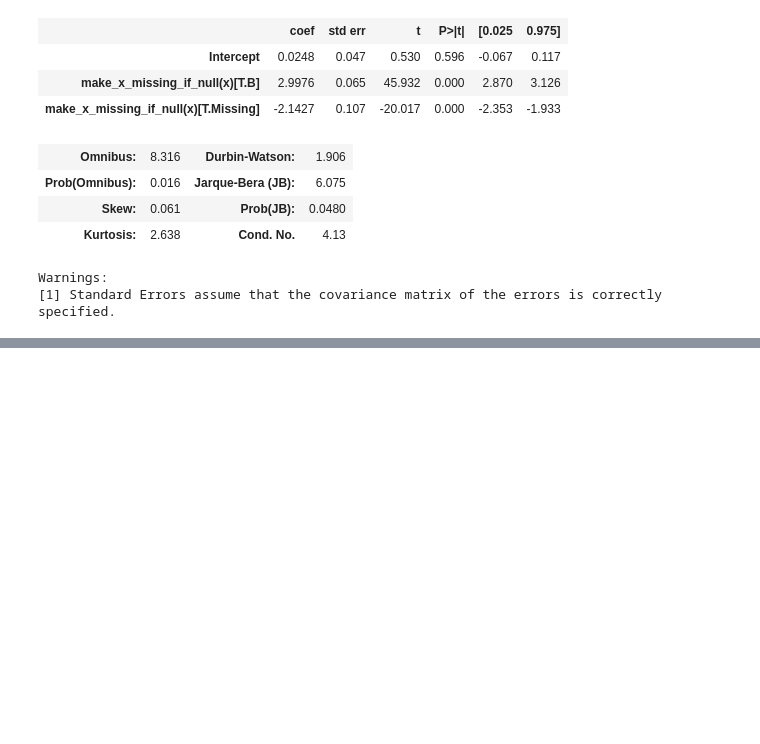
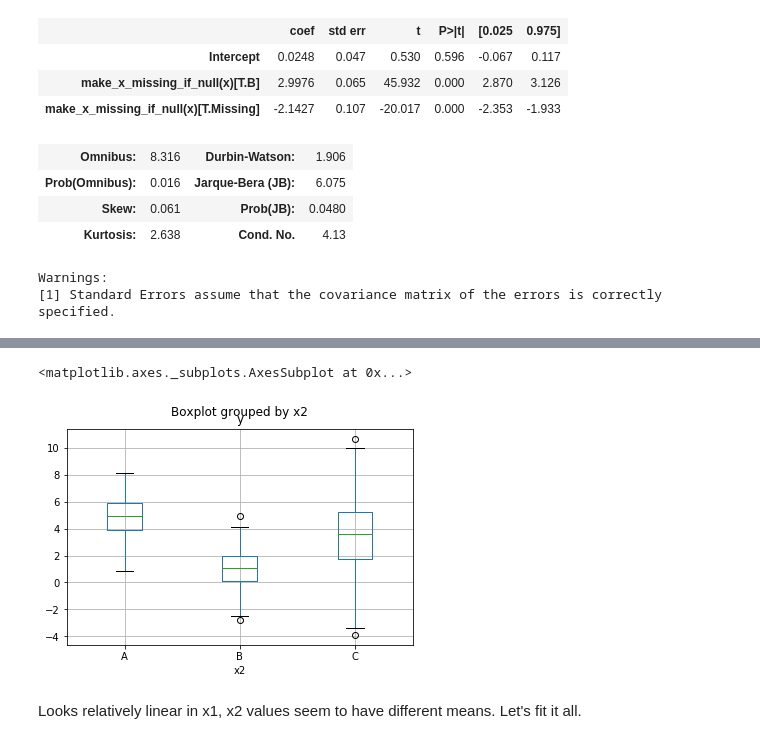
Before and after one commit to derek-damron/python_playground, a Jupyter notebook: modelling/regression/linear_regression_round3.ipynb, the cells around one changed output, grey strips where cells are left out. Cells and saved outputs as stored; diff of their text form; code cells hidden in the pictures; blank space fills up the shorter version.

```diff
--- a/modelling/regression/linear_regression_round3.ipynb
+++ b/modelling/regression/linear_regression_round3.ipynb
@@ -291,0 +359,8 @@ Warnings:
+# %%
+# Visualize x2
+df8.boxplot('y', by='x2')
+# %% [output]
+<matplotlib.axes._subplots.AxesSubplot at 0x...>
+[figure, added]
+# %% [markdown]
+Looks relatively linear in x1, x2 values seem to have different means.  Let's fit it all.
```
Also changed, not shown: parts of 26 cells of this notebook.
